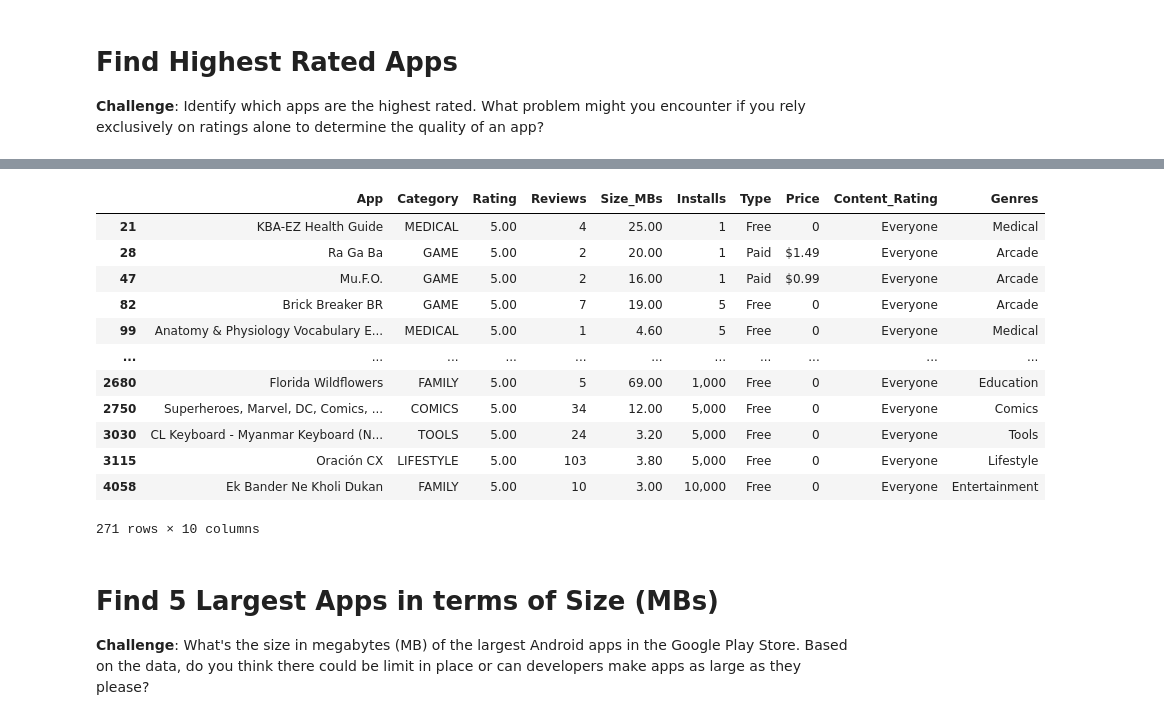
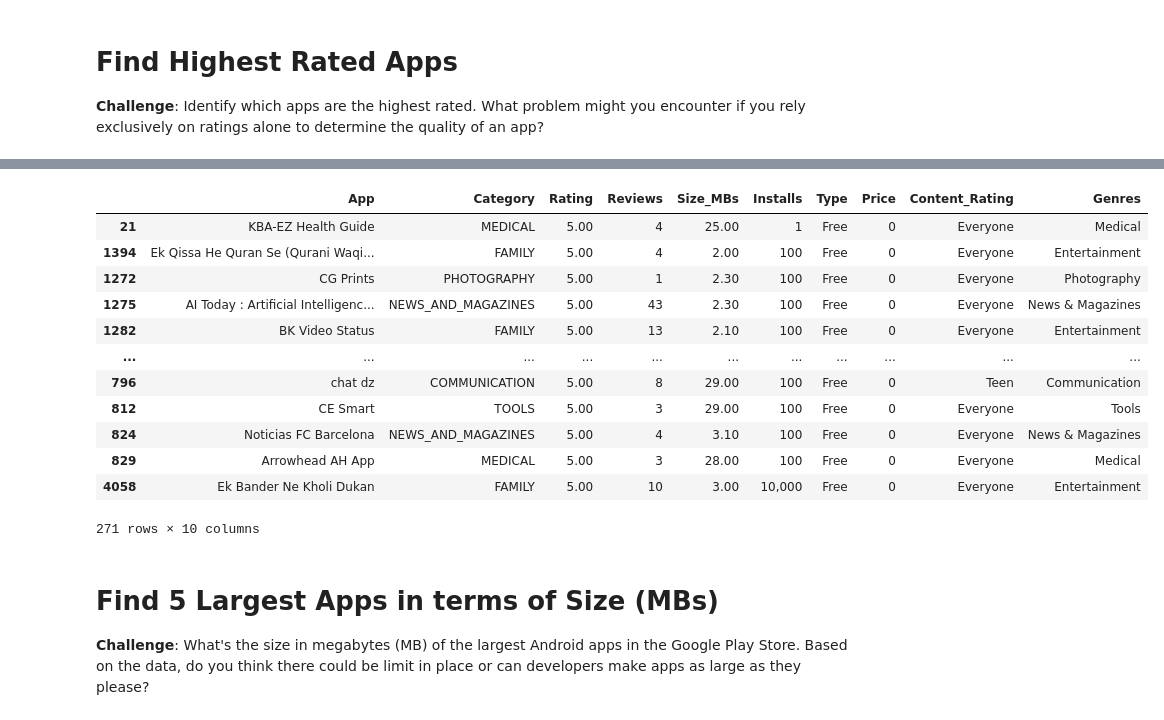
Before and after one commit to ImamSyabana/PythonDay16-100, a Jupyter notebook: Day 76/Google Play Store App Analytics (start).ipynb, the cells around one changed output, grey strips where cells are left out. Cells and saved outputs as stored; diff of their text form; code cells hidden in the pictures.

```diff
--- a/Day 76/Google Play Store App Analytics (start).ipynb
+++ b/Day 76/Google Play Store App Analytics (start).ipynb
@@ -152,17 +163,17 @@ df_apps_clean[df_apps_clean["App"] == "Instagram"]
 # %%
-df_apps_clean[df_apps_clean["Rating"] == df_apps_clean["Rating"].max()]
+(df_apps_clean[df_apps_clean["Rating"] == df_apps_clean["Rating"].max()]).sort_values("Rating", ascending = False)
 # %% [output]
 |  | App | Category | Rating | Reviews | Size_MBs | Installs | Type | Price | Content_Rating | Genres |
 | 21 | KBA-EZ Health Guide | MEDICAL | 5.00 | 4 | 25.00 | 1 | Free | 0 | Everyone | Medical |
-| 28 | Ra Ga Ba | GAME | 5.00 | 2 | 20.00 | 1 | Paid | $1.49 | Everyone | Arcade |
-| 47 | Mu.F.O. | GAME | 5.00 | 2 | 16.00 | 1 | Paid | $0.99 | Everyone | Arcade |
-| 82 | Brick Breaker BR | GAME | 5.00 | 7 | 19.00 | 5 | Free | 0 | Everyone | Arcade |
-| 99 | Anatomy & Physiology Vocabulary E... | MEDICAL | 5.00 | 1 | 4.60 | 5 | Free | 0 | Everyone | Medical |
+| 1394 | Ek Qissa He Quran Se (Qurani Waqi... | FAMILY | 5.00 | 4 | 2.00 | 100 | Free | 0 | Everyone | Entertainment |
+| 1272 | CG Prints | PHOTOGRAPHY | 5.00 | 1 | 2.30 | 100 | Free | 0 | Everyone | Photography |
+| 1275 | AI Today : Artificial Intelligenc... | NEWS_AND_MAGAZINES | 5.00 | 43 | 2.30 | 100 | Free | 0 | Everyone | News & Magazines |
+| 1282 | BK Video Status | FAMILY | 5.00 | 13 | 2.10 | 100 | Free | 0 | Everyone | Entertainment |
 | ... | ... | ... | ... | ... | ... | ... | ... | ... | ... | ... |
-| 2680 | Florida Wildflowers | FAMILY | 5.00 | 5 | 69.00 | 1,000 | Free | 0 | Everyone | Education |
-| 2750 | Superheroes, Marvel, DC, Comics, ... | COMICS | 5.00 | 34 | 12.00 | 5,000 | Free | 0 | Everyone | Comics |
-| 3030 | CL Keyboard - Myanmar Keyboard (N... | TOOLS | 5.00 | 24 | 3.20 | 5,000 | Free | 0 | Everyone | Tools |
-| 3115 | Oración CX | LIFESTYLE | 5.00 | 103 | 3.80 | 5,000 | Free | 0 | Everyone | Lifestyle |
+| 796 | chat dz | COMMUNICATION | 5.00 | 8 | 29.00 | 100 | Free | 0 | Teen | Communication |
+| 812 | CE Smart | TOOLS | 5.00 | 3 | 29.00 | 100 | Free | 0 | Everyone | Tools |
+| 824 | Noticias FC Barcelona | NEWS_AND_MAGAZINES | 5.00 | 4 | 3.10 | 100 | Free | 0 | Everyone | News & Magazines |
+| 829 | Arrowhead AH App | MEDICAL | 5.00 | 3 | 28.00 | 100 | Free | 0 | Everyone | Medical |
 | 4058 | Ek Bander Ne Kholi Dukan | FAMILY | 5.00 | 10 | 3.00 | 10,000 | Free | 0 | Everyone | Entertainment |
 271 rows × 10 columns
 # %% [markdown]
```
Also changed, not shown: parts of 57 cells of this notebook.
